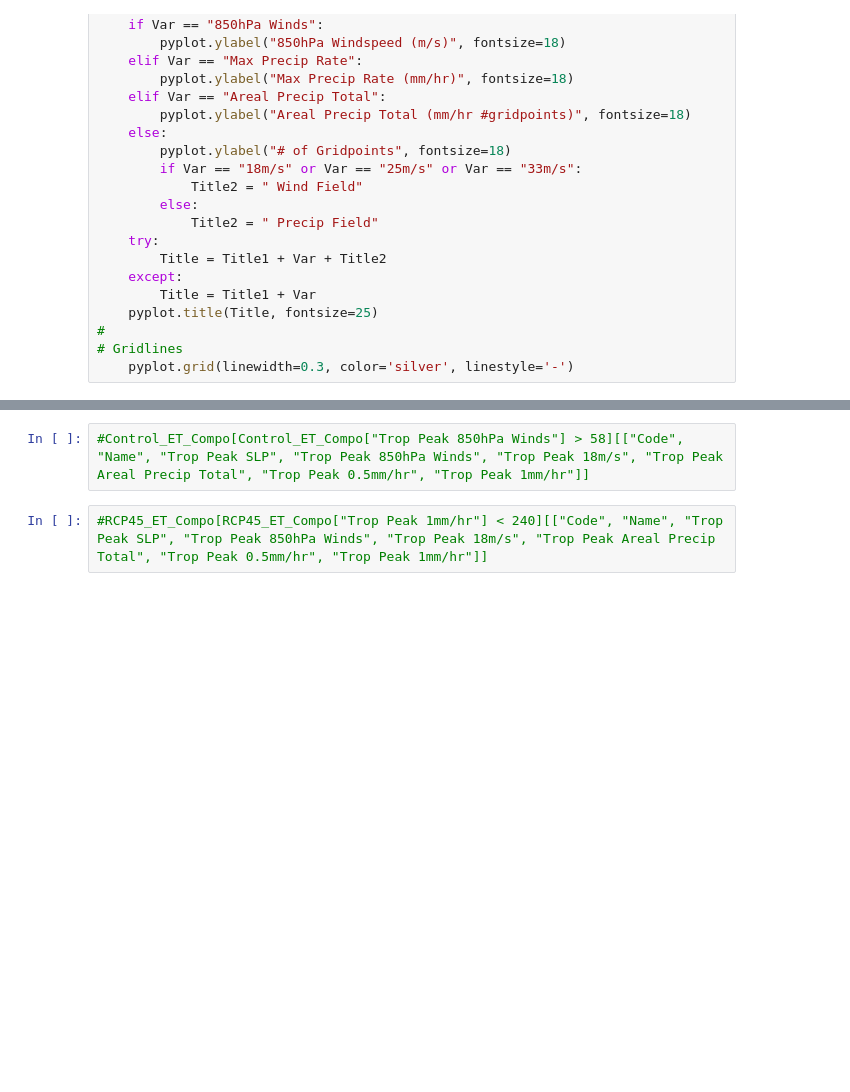
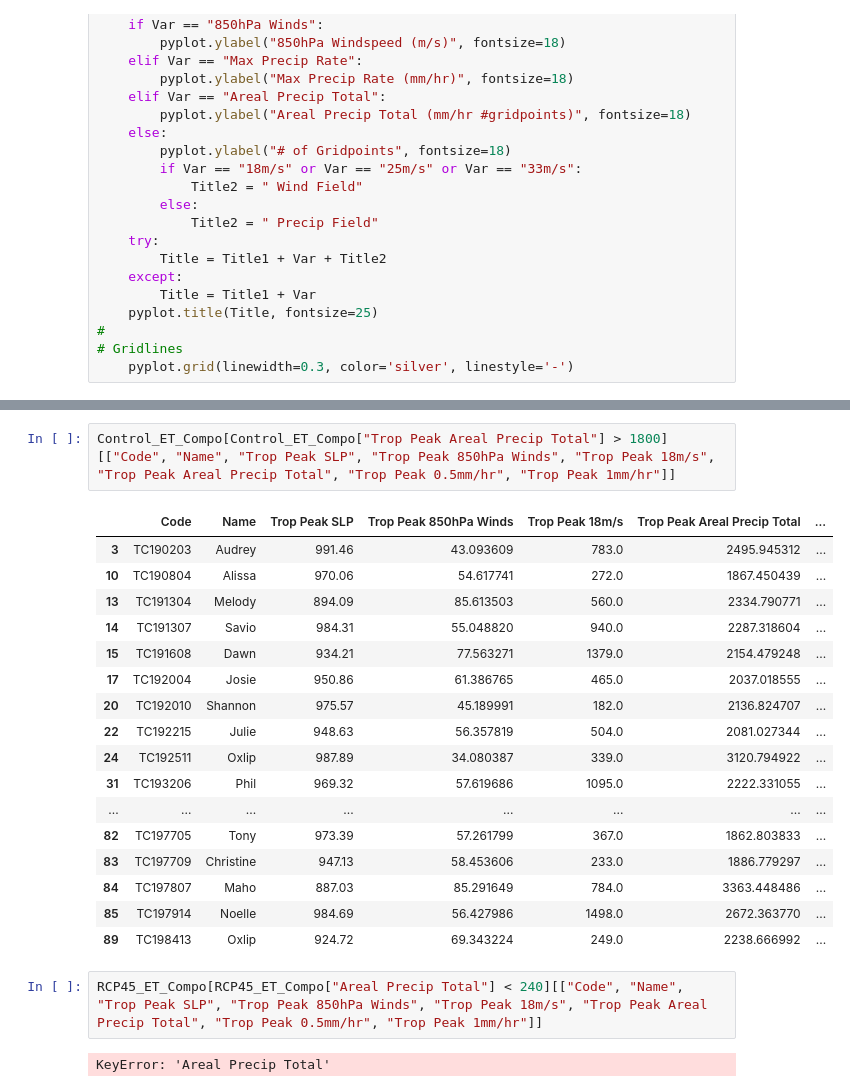
Before and after one commit to Luigi728/ExtraTrack_Github, a Jupyter notebook: RCP_Analysis/RCP_Analysis_V6.7.3.ipynb, the cells around one changed output, grey strips where cells are left out. Drawn from its saved outputs; the diff is of its cells as text; blank space fills up the shorter version.

```diff
--- a/RCP_Analysis/RCP_Analysis_V6.7.3.ipynb
+++ b/RCP_Analysis/RCP_Analysis_V6.7.3.ipynb
@@ -866,6 +866,26 @@ ET_Compo_Histogram(Control_ET_Compo, RCP45_ET_Compo, RCP85_ET_Compo, \
 # %%
-#Control_ET_Compo[Control_ET_Compo["Trop Peak 850hPa Winds"] > 58][["Code", "Name", "Trop Peak SLP", "Trop Peak 850hPa Winds", "Trop Peak 18m/s", "Trop Peak Areal Precip Total", "Trop Peak 0.5mm/hr", "Trop Peak 1mm/hr"]]
+Control_ET_Compo[Control_ET_Compo["Trop Peak Areal Precip Total"] > 1800][["Code", "Name", "Trop Peak SLP", "Trop Peak 850hPa Winds", "Trop Peak 18m/s", "Trop Peak Areal Precip Total", "Trop Peak 0.5mm/hr", "Trop Peak 1mm/hr"]]
+# %% [output]
+|  | Code | Name | Trop Peak SLP | Trop Peak 850hPa Winds | Trop Peak 18m/s | Trop Peak Areal Precip Total | ... |
+| 3 | TC190203 | Audrey | 991.46 | 43.093609 | 783.0 | 2495.945312 | ... |
+| 10 | TC190804 | Alissa | 970.06 | 54.617741 | 272.0 | 1867.450439 | ... |
+| 13 | TC191304 | Melody | 894.09 | 85.613503 | 560.0 | 2334.790771 | ... |
+| 14 | TC191307 | Savio | 984.31 | 55.048820 | 940.0 | 2287.318604 | ... |
+| 15 | TC191608 | Dawn | 934.21 | 77.563271 | 1379.0 | 2154.479248 | ... |
+| 17 | TC192004 | Josie | 950.86 | 61.386765 | 465.0 | 2037.018555 | ... |
+| 20 | TC192010 | Shannon | 975.57 | 45.189991 | 182.0 | 2136.824707 | ... |
+| 22 | TC192215 | Julie | 948.63 | 56.357819 | 504.0 | 2081.027344 | ... |
+| 24 | TC192511 | Oxlip | 987.89 | 34.080387 | 339.0 | 3120.794922 | ... |
+| 31 | TC193206 | Phil | 969.32 | 57.619686 | 1095.0 | 2222.331055 | ... |
+| ... | ... | ... | ... | ... | ... | ... | ... |
+| 82 | TC197705 | Tony | 973.39 | 57.261799 | 367.0 | 1862.803833 | ... |
+| 83 | TC197709 | Christine | 947.13 | 58.453606 | 233.0 | 1886.779297 | ... |
+| 84 | TC197807 | Maho | 887.03 | 85.291649 | 784.0 | 3363.448486 | ... |
+| 85 | TC197914 | Noelle | 984.69 | 56.427986 | 1498.0 | 2672.363770 | ... |
+| 89 | TC198413 | Oxlip | 924.72 | 69.343224 | 249.0 | 2238.666992 | ... |
 # %%
-#RCP45_ET_Compo[RCP45_ET_Compo["Trop Peak 1mm/hr"] < 240][["Code", "Name", "Trop Peak SLP", "Trop Peak 850hPa Winds", "Trop Peak 18m/s", "Trop Peak Areal Precip Total", "Trop Peak 0.5mm/hr", "Trop Peak 1mm/hr"]]
+RCP45_ET_Compo[RCP45_ET_Compo["Areal Precip Total"] < 240][["Code", "Name", "Trop Peak SLP", "Trop Peak 850hPa Winds", "Trop Peak 18m/s", "Trop Peak Areal Precip Total", "Trop Peak 0.5mm/hr", "Trop Peak 1mm/hr"]]
+# %% [output]
+KeyError: 'Areal Precip Total'
 # %%
 #RCP85_ET_Compo[RCP85_ET_Compo["Trop Peak 18m/s"] < 525][["Code", "Name", "Trop Peak SLP", "Trop Peak 850hPa Winds", "Trop Peak 18m/s", "Trop Peak Areal Precip Total"]]
```
Also changed, not shown: parts of 26 cells of this notebook, 32 other files.
